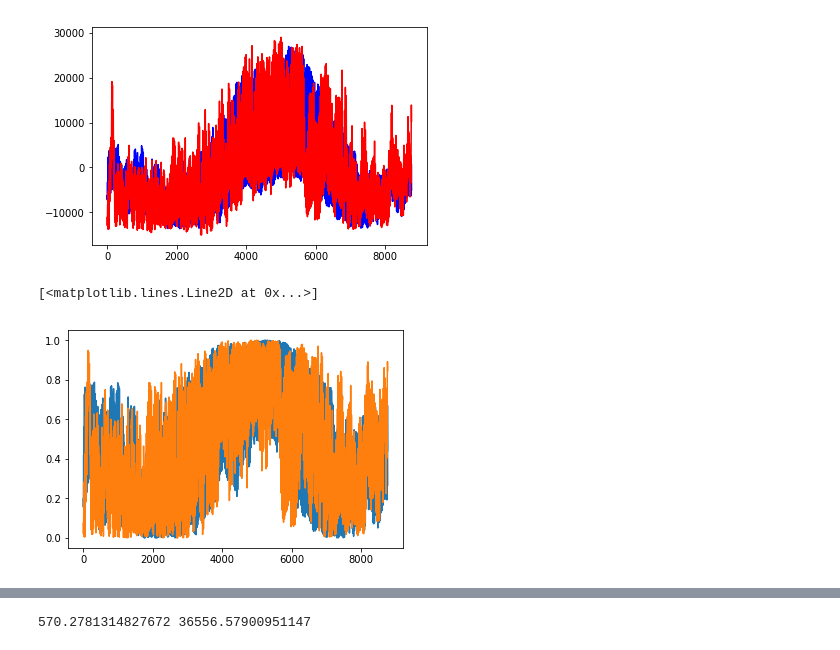
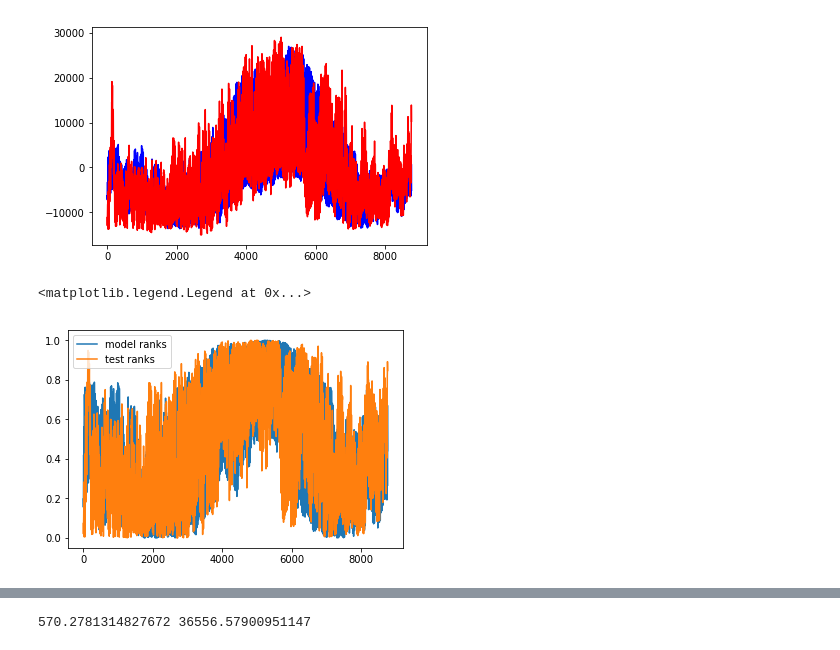
Before and after one commit to cpatdowling/peakload, a Jupyter notebook: notebooks/historical_avg_model.ipynb, the cells around one changed output, grey strips where cells are left out. Drawn from its saved outputs; the diff is of its cells as text; code cells hidden in the pictures.

```diff
--- a/notebooks/historical_avg_model.ipynb
+++ b/notebooks/historical_avg_model.ipynb
@@ -223,20 +277,21 @@ plt.plot(test, color="red")
 # %%
 model_ranks = np.zeros((yearly_loads.shape[1], 1))
 test_ranks = np.zeros((yearly_loads.shape[1], 1))
 
 for i in range(model_ranks.shape[0]):
     greater = np.sum([ 1 for k in model[:,] if k >= model[i,] ])/float(model.shape[0])
     model_ranks[i,0] = 1.0 - greater
 
 for i in range(test_ranks.shape[0]):
     greater = np.sum([ 1 for k in test[:,] if k >= test[i,] ])/float(test.shape[0])
     test_ranks[i,0] = 1.0 - greater
 
-plt.plot(model_ranks)
-plt.plot(test_ranks)
+plt.plot(model_ranks, label="model ranks")
+plt.plot(test_ranks, label="test ranks")
+plt.legend()
 # %% [output]
-[<matplotlib.lines.Line2D at 0x...>]
+<matplotlib.legend.Legend at 0x...>
-[figure, old version]
+[figure, new version]
 # %%
 out_prec, out_rec, out_loss, out_false_pos, out_false_neg, out_raw_false_pos, out_raw_false_neg = eval_perf_dropoff(test_ranks, model_ranks)
 # %%
```
Also changed, not shown: parts of 36 cells of this notebook, 3 other files.
